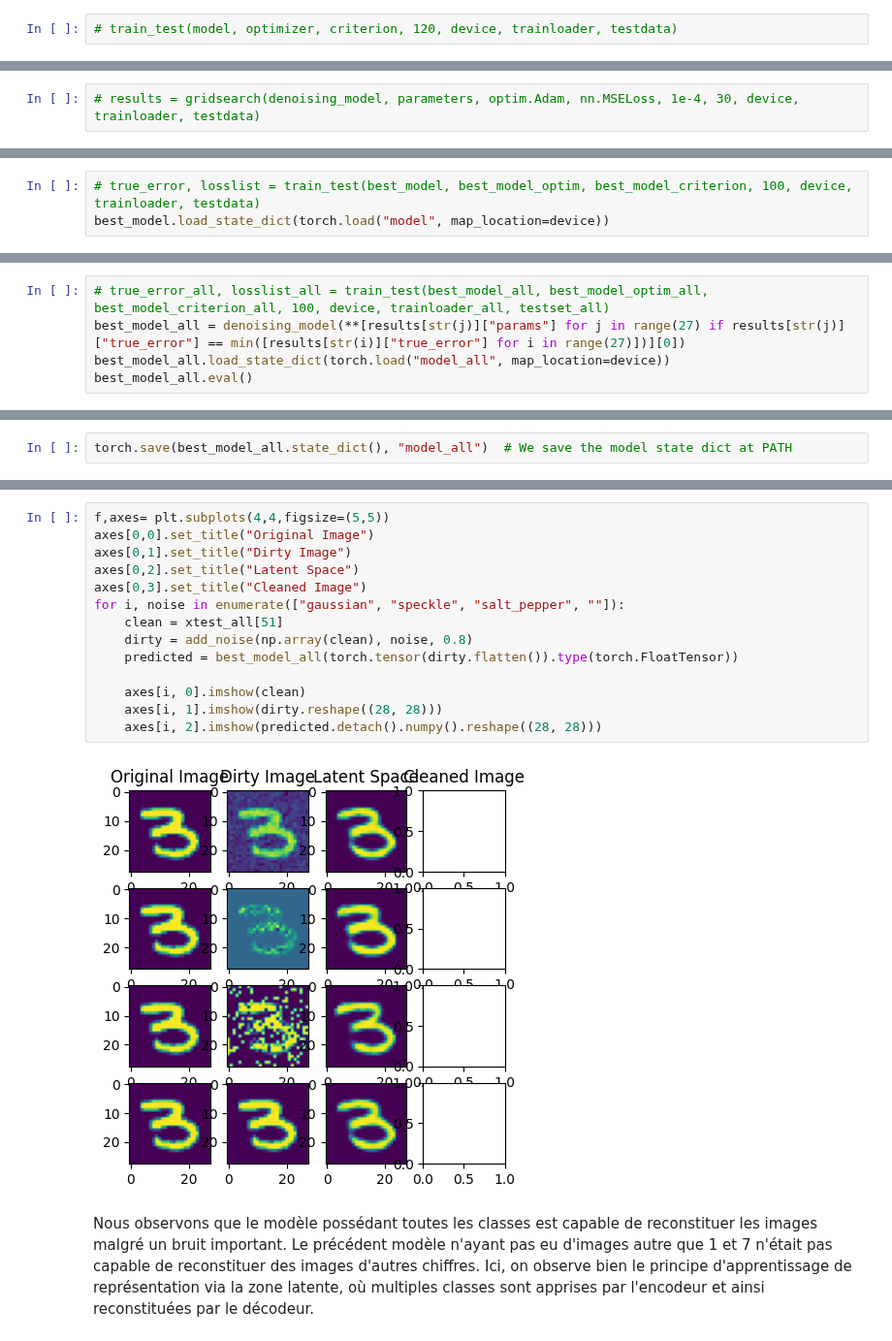
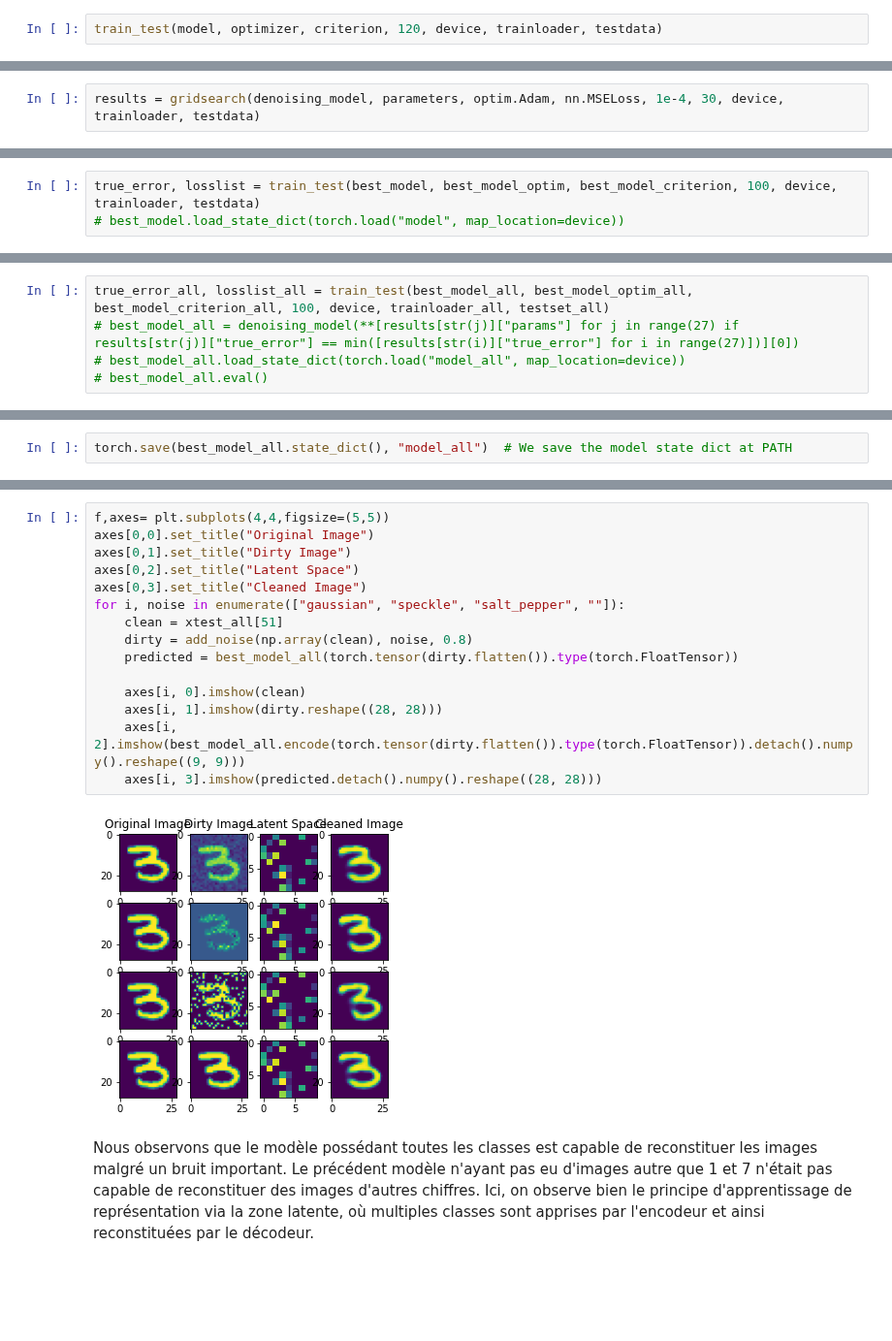
Before and after one commit to franzele21/autoencodeur_tp, a Jupyter notebook: DenoisingAutoencoder.ipynb, the cells around one changed output, grey strips where cells are left out. Shown at 97% size. Drawn from its saved outputs; the diff is of its cells as text; blank space fills up the shorter version.

```diff
--- a/DenoisingAutoencoder.ipynb
+++ b/DenoisingAutoencoder.ipynb
@@ -435,4 +443,4 @@ def train_test(
 # %% [markdown]
 Nous entraînons un modèle type autoencodeur de béruitage qui nous servira de baseline pour comparer les autres modèles.
 # %%
-# train_test(model, optimizer, criterion, 120, device, trainloader, testdata)
+train_test(model, optimizer, criterion, 120, device, trainloader, testdata)
@@ -501,4 +525,4 @@ parameters = {"hidden_layer_nb": range(1, 6, 2),
               "hidden_size": range(300, 501, 100),
               "latent_size": [7*7, 8*8, 9*9]}
 # %%
-# results = gridsearch(denoising_model, parameters, optim.Adam, nn.MSELoss, 1e-4, 30, device, trainloader, testdata)
+results = gridsearch(denoising_model, parameters, optim.Adam, nn.MSELoss, 1e-4, 30, device, trainloader, testdata)
@@ -574,5 +612,5 @@ denoising_model(
   )
 )
 # %%
-# true_error, losslist = train_test(best_model, best_model_optim, best_model_criterion, 100, device, trainloader, testdata)
-best_model.load_state_dict(torch.load("model", map_location=device))
+true_error, losslist = train_test(best_model, best_model_optim, best_model_criterion, 100, device, trainloader, testdata)
+# best_model.load_state_dict(torch.load("model", map_location=device))
@@ -725,7 +764,7 @@ denoising_model(
 # %%
 testset_all = np.array([testset_all[i][0].numpy() for i in range(len(testset_all))])
 # %%
-# true_error_all, losslist_all = train_test(best_model_all, best_model_optim_all, best_model_criterion_all, 100, device, trainloader_all, testset_all)
-best_model_all = denoising_model(**[results[str(j)]["params"] for j in range(27) if results[str(j)]["true_error"] == min([results[str(i)]["true_error"] for i in range(27)])][0])
-best_model_all.load_state_dict(torch.load("model_all", map_location=device))
-best_model_all.eval()
+true_error_all, losslist_all = train_test(best_model_all, best_model_optim_all, best_model_criterion_all, 100, device, trainloader_all, testset_all)
+# best_model_all = denoising_model(**[results[str(j)]["params"] for j in range(27) if results[str(j)]["true_error"] == min([results[str(i)]["true_error"] for i in range(27)])][0])
+# best_model_all.load_state_dict(torch.load("model_all", map_location=device))
+# best_model_all.eval()
@@ -782,19 +802,20 @@ for i, noise in enumerate(["gaussian", "speckle", "salt_pepper", ""]):
 # %%
 f,axes= plt.subplots(4,4,figsize=(5,5))
 axes[0,0].set_title("Original Image")
 axes[0,1].set_title("Dirty Image")
 axes[0,2].set_title("Latent Space")
 axes[0,3].set_title("Cleaned Image")
 for i, noise in enumerate(["gaussian", "speckle", "salt_pepper", ""]):
     clean = xtest_all[51]
     dirty = add_noise(np.array(clean), noise, 0.8)
     predicted = best_model_all(torch.tensor(dirty.flatten()).type(torch.FloatTensor))
 
     axes[i, 0].imshow(clean)
     axes[i, 1].imshow(dirty.reshape((28, 28)))
-    axes[i, 2].imshow(predicted.detach().numpy().reshape((28, 28)))
+    axes[i, 2].imshow(best_model_all.encode(torch.tensor(dirty.flatten()).type(torch.FloatTensor)).detach().numpy().reshape((9, 9)))
+    axes[i, 3].imshow(predicted.detach().numpy().reshape((28, 28)))
 # %% [output]
-[figure, old version]
+[figure, new version]
 # %% [markdown]
 Nous observons que le modèle possédant toutes les classes est capable de reconstituer les images malgré un bruit important.
 Le précédent modèle n'ayant pas eu d'images autre que 1 et 7 n'était pas capable de reconstituer des images d'autres chiffres. Ici, on observe bien le principe d'apprentissage de représentation via la zone latente, où multiples classes sont apprises par l'encodeur et ainsi reconstituées par le décodeur.
```
Also changed, not shown: parts of 26 cells of this notebook, 4 other files.
